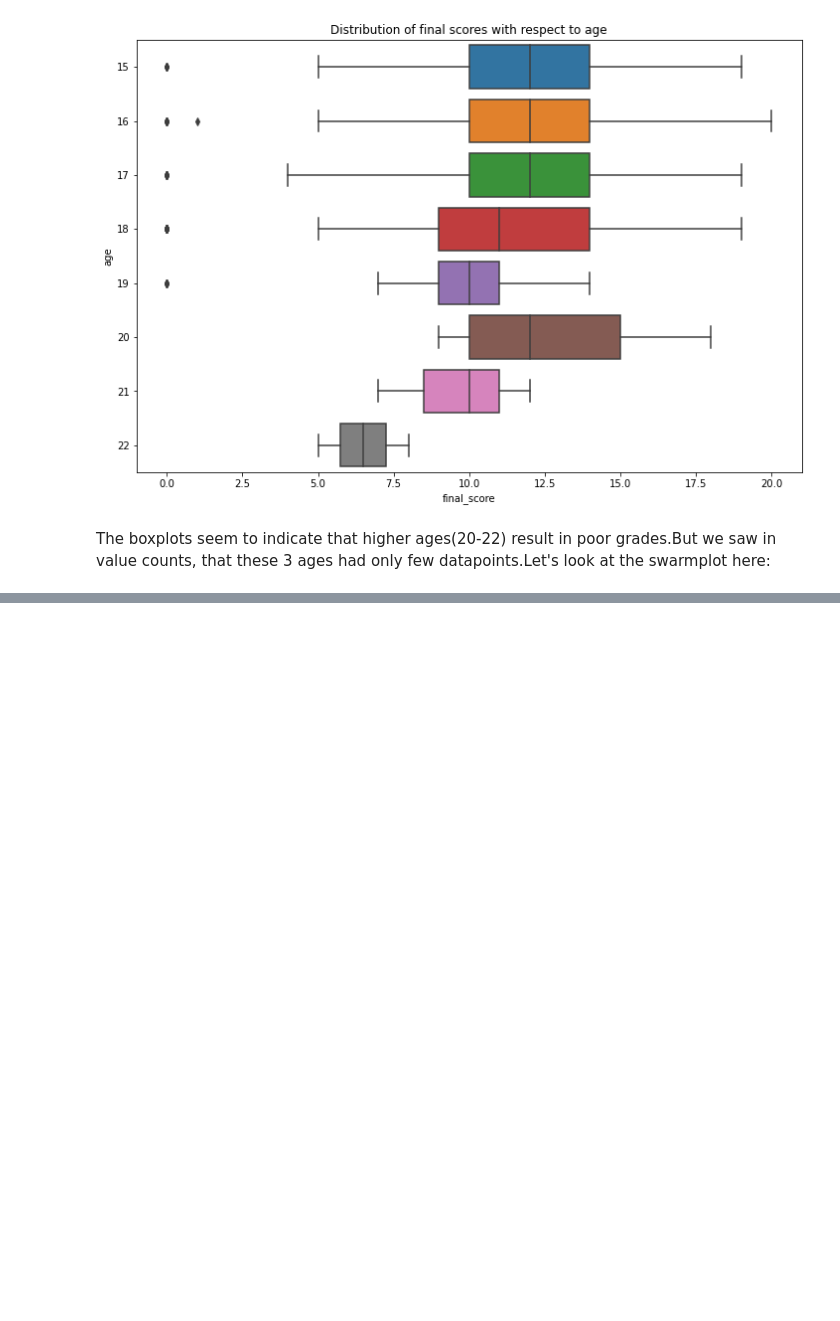
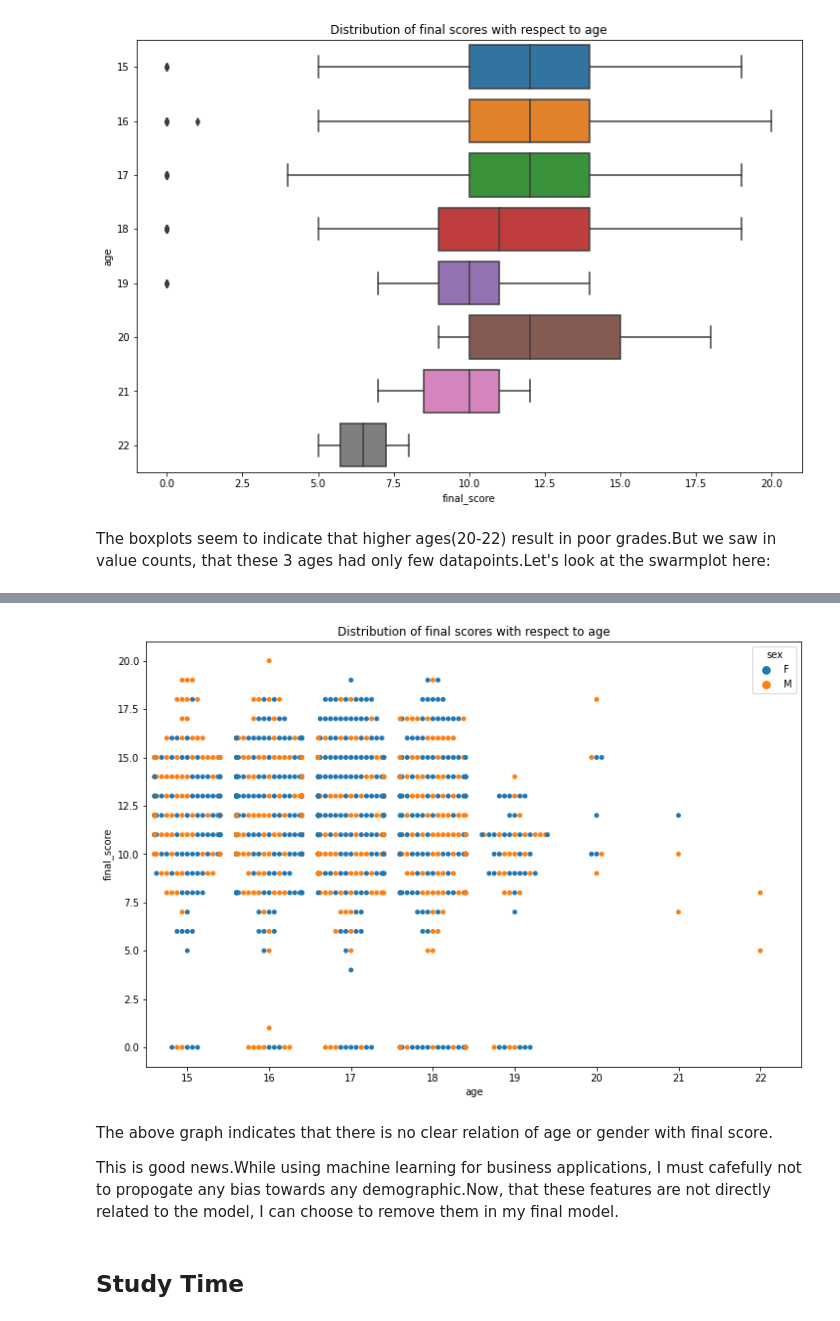
Before and after one commit to gt1719/Finding-the-Secret-to-Academic-Success---Capstone-Project, a Jupyter notebook: Finding_the_Secret_to_Academic_Success.ipynb, the cells around one changed output, grey strips where cells are left out. Cells and saved outputs as stored; diff of their text form; code cells hidden in the pictures; blank space fills up the shorter version.

```diff
--- a/Finding_the_Secret_to_Academic_Success.ipynb
+++ b/Finding_the_Secret_to_Academic_Success.ipynb
@@ -373,0 +407,12 @@ sns.stripplot(y="final_score", x="age", data = student_df);
+# %%
+plt.figure(figsize = (12,8))
+plt.title("Distribution of final scores with respect to age")
+sns.swarmplot(y="final_score", x="age", hue="sex", data = student_df);
+# %% [output]
+[figure, added]
+# %% [markdown]
+The above graph indicates that there is no clear relation of age or gender with final score.
+
+This is good news.While using machine learning for business applications, I must cafefully not to propogate any bias towards any demographic.Now, that these features are not directly related to the model, I can choose to remove them in my final model.
+# %% [markdown]
+## Study Time
```
Also changed, not shown: parts of 57 cells of this notebook.
